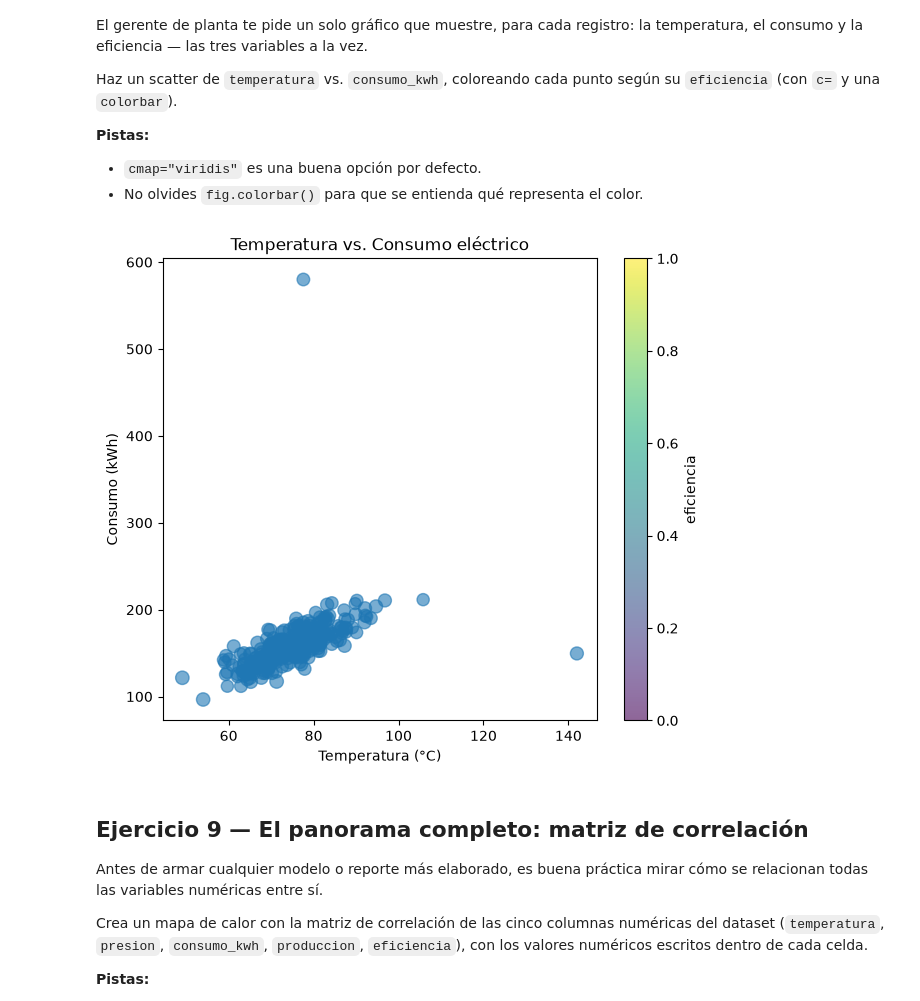
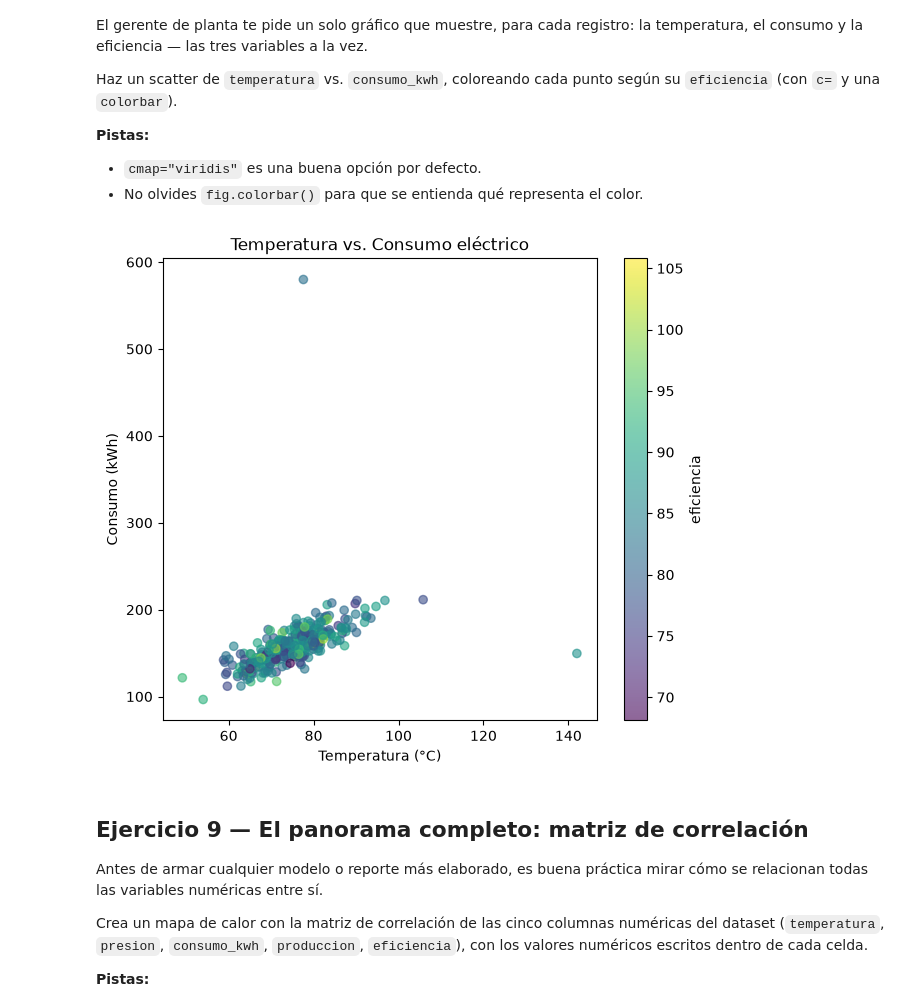
Before and after one commit to danischulday/data-analysis-course, a Jupyter notebook: modulo-4-visualizacion/clase-18/practica/practica.ipynb, the cells around one changed output. Drawn from its saved outputs; the diff is of its cells as text; code cells hidden in the pictures.

```diff
--- a/modulo-4-visualizacion/clase-18/practica/practica.ipynb
+++ b/modulo-4-visualizacion/clase-18/practica/practica.ipynb
@@ -216,16 +216,16 @@ Haz un scatter de `temperatura` vs. `consumo_kwh`, coloreando cada punto según
 # %%
 fig, ax = plt.subplots(figsize=(7, 6))
 
-sc = ax.scatter(df["temperatura"], df["consumo_kwh"], df["eficiencia"], cmap="viridis", alpha=0.6)
+sc = ax.scatter(df["temperatura"], df["consumo_kwh"], c=df["eficiencia"], cmap="viridis", alpha=0.6)
 
 ax.set_xlabel("Temperatura (°C)")
 ax.set_ylabel("Consumo (kWh)")
 ax.set_title("Temperatura vs. Consumo eléctrico")
 
 fig.colorbar(sc, ax=ax, label="eficiencia")
 plt.show()
 # %% [output]
-[figure, old version]
+[figure, new version]
 # %% [markdown]
 ## Ejercicio 9 — El panorama completo: matriz de correlación
 
```
Also changed, not shown: parts of 1 cell of this notebook, 1 other file.
